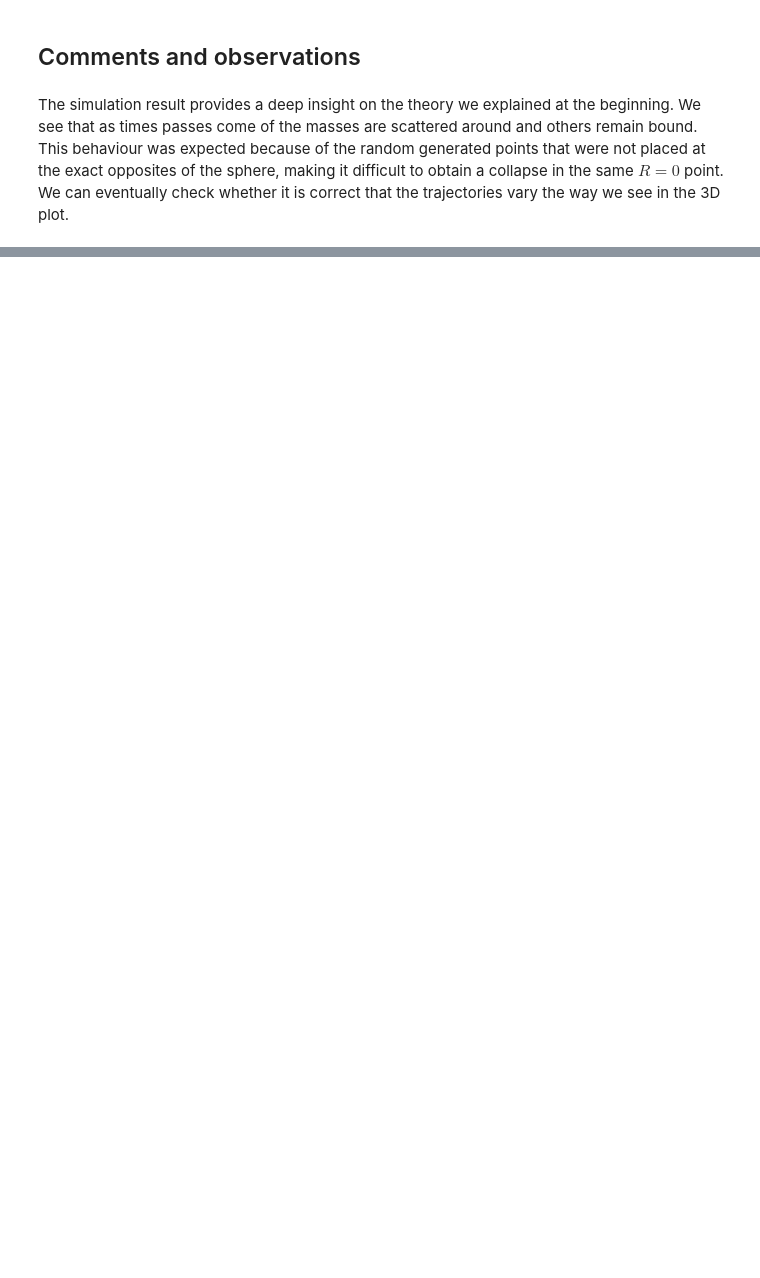
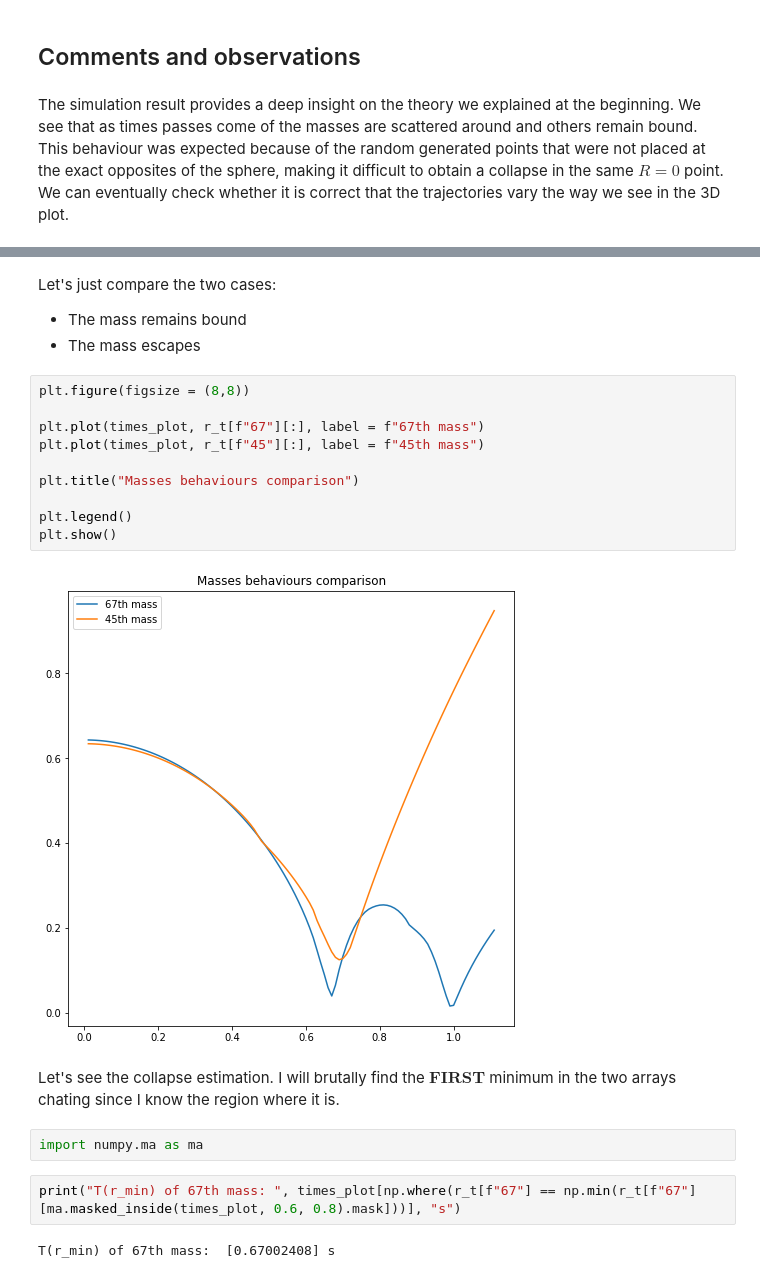
Before and after one commit to nicolegrillo/galaxies_and_dynamics_2023, a Jupyter notebook: Truncated sphere mass distribution/MB_potential_collapse.ipynb, the cells around one changed output, grey strips where cells are left out. Saved outputs shown, nothing was run; the diff lists cells and outputs as text; blank space fills up the shorter version.

```diff
--- a/Truncated sphere mass distribution/MB_potential_collapse.ipynb
+++ b/Truncated sphere mass distribution/MB_potential_collapse.ipynb
@@ -315,0 +339,25 @@ The simulation result provides a deep insight on the theory we explained at the
+# %% [markdown]
+Let's just compare the two cases:
+
+- The mass remains bound
+- The mass escapes
+# %%
+plt.figure(figsize = (8,8))
+
+plt.plot(times_plot, r_t[f"67"][:], label = f"67th mass")
+plt.plot(times_plot, r_t[f"45"][:], label = f"45th mass")
+
+plt.title("Masses behaviours comparison")
+
+plt.legend()
+plt.show()
+# %% [output]
+[figure, added]
+# %% [markdown]
+Let's see the collapse estimation. I will brutally find the $\textbf{FIRST}$ minimum in the two arrays chating since I know the region where it is.
+# %%
+import numpy.ma as ma
+# %%
+print("T(r_min) of 67th mass: ", times_plot[np.where(r_t[f"67"] == np.min(r_t[f"67"][ma.masked_inside(times_plot, 0.6, 0.8).mask]))], "s")
+# %% [output]
+T(r_min) of 67th mass:  [0.67002408] s
```
Also changed, not shown: parts of 6 cells of this notebook.
